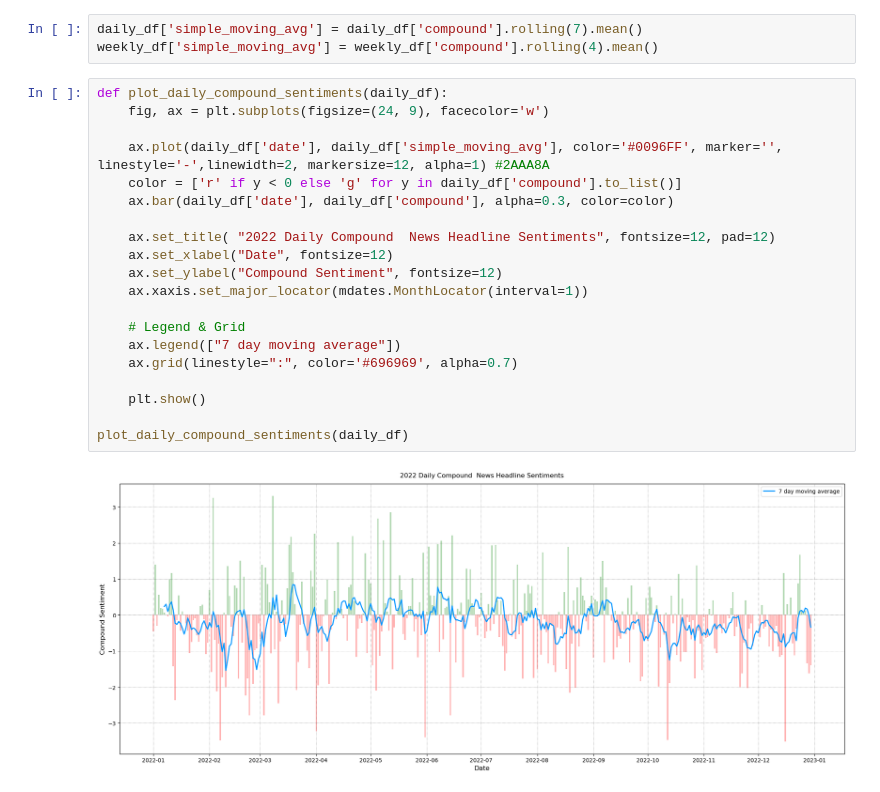
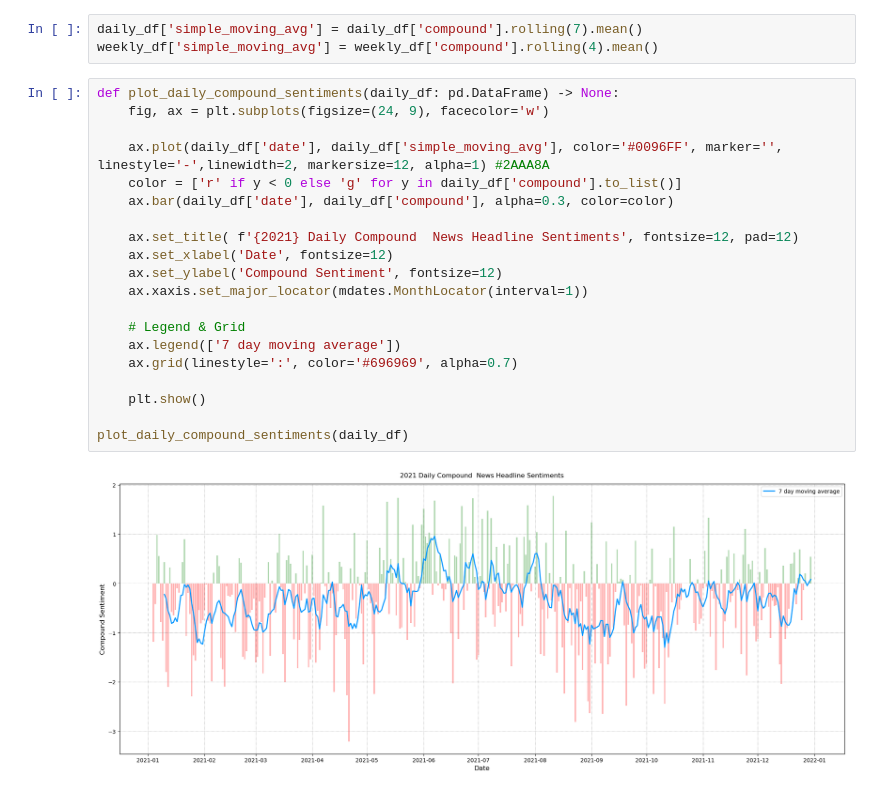
Before and after one commit to Geometrein/yle-sentiments, a Jupyter notebook: classification.ipynb, the cells around one changed output. Drawn from its saved outputs; the diff is of its cells as text.

Commit message:
small fixes
added 2021 image and adjusted the graphs titles

```diff
--- a/classification.ipynb
+++ b/classification.ipynb
@@ -119,25 +113,25 @@ monthly_df = df.groupby([pd.Grouper(key='date', freq='M')])['compound'].sum().re
 daily_df['simple_moving_avg'] = daily_df['compound'].rolling(7).mean()
 weekly_df['simple_moving_avg'] = weekly_df['compound'].rolling(4).mean()
 # %%
-def plot_daily_compound_sentiments(daily_df):
+def plot_daily_compound_sentiments(daily_df: pd.DataFrame) -> None:
     fig, ax = plt.subplots(figsize=(24, 9), facecolor='w')
 
     ax.plot(daily_df['date'], daily_df['simple_moving_avg'], color='#0096FF', marker='', linestyle='-',linewidth=2, markersize=12, alpha=1) #2AAA8A
     color = ['r' if y < 0 else 'g' for y in daily_df['compound'].to_list()]
     ax.bar(daily_df['date'], daily_df['compound'], alpha=0.3, color=color)
 
-    ax.set_title( "2022 Daily Compound  News Headline Sentiments", fontsize=12, pad=12)
-    ax.set_xlabel("Date", fontsize=12)
-    ax.set_ylabel("Compound Sentiment", fontsize=12)
+    ax.set_title( f'{2021} Daily Compound  News Headline Sentiments', fontsize=12, pad=12)
+    ax.set_xlabel('Date', fontsize=12)
+    ax.set_ylabel('Compound Sentiment', fontsize=12)
     ax.xaxis.set_major_locator(mdates.MonthLocator(interval=1))
 
     # Legend & Grid
-    ax.legend(["7 day moving average"])
-    ax.grid(linestyle=":", color='#696969', alpha=0.7)
+    ax.legend(['7 day moving average'])
+    ax.grid(linestyle=':', color='#696969', alpha=0.7)
 
     plt.show()
 
 plot_daily_compound_sentiments(daily_df)
 # %% [output]
-[figure, old version]
+[figure, new version]
 # %%
```
Also changed, not shown: parts of 5 cells of this notebook, 3 other files.
